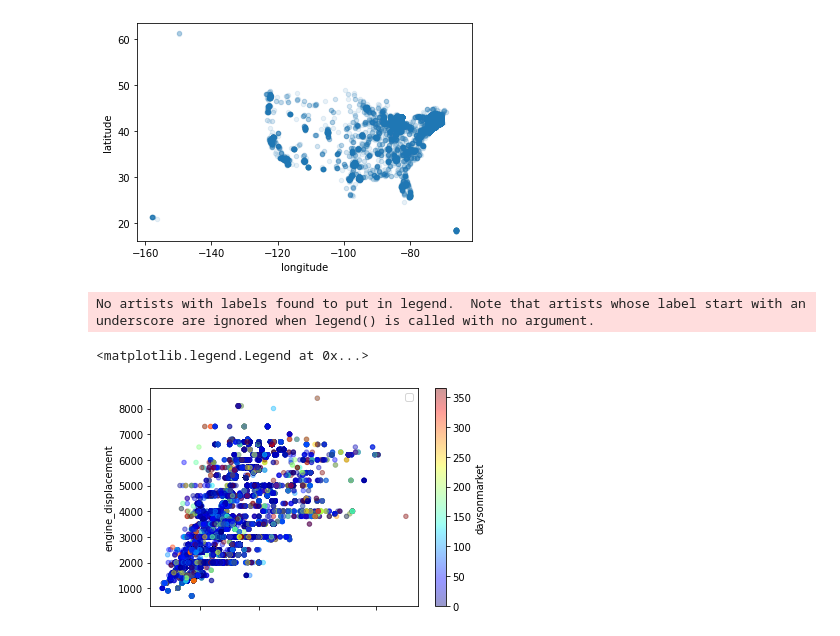
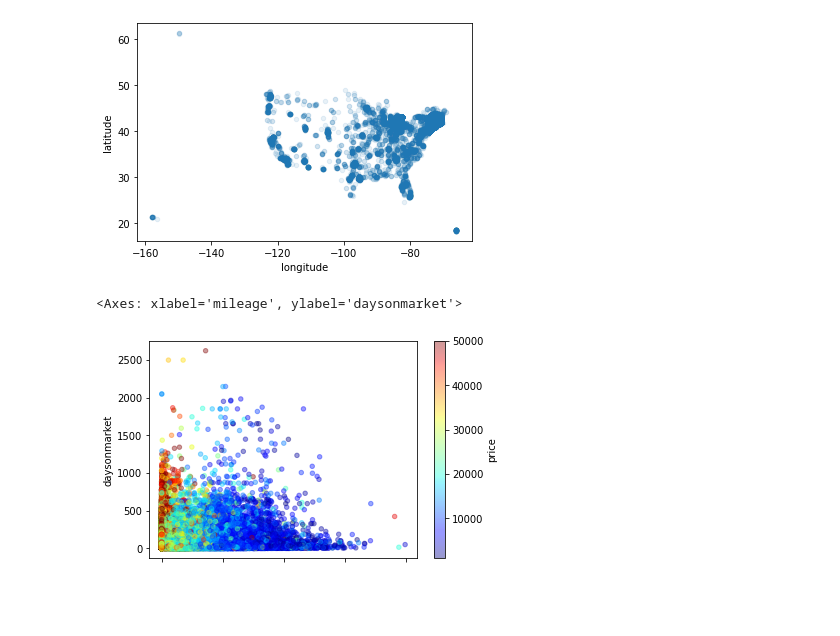
Before and after one commit to MaxAlvarado1/UsedCarsPricePredictor, a Jupyter notebook: Used_Cars_Price_Predictor.ipynb, the cells around one changed output. Cells and saved outputs as stored; diff of their text form; code cells hidden in the pictures; blank space fills up the shorter version.

```diff
--- a/Used_Cars_Price_Predictor.ipynb
+++ b/Used_Cars_Price_Predictor.ipynb
@@ -116,7 +94,3 @@ Our dataset is looking a lot more fuller and useful. However, some of our float
-# %%
-for col in ['engine_displacement', 'horsepower', 'mileage', 'seller_rating', 'front_legroom', 'maximum_seating']:
-    median = cars[col].median()
-    cars[col] = cars[col].fillna(median)
 # %%
 cars.info()
 # %% [output]
@@ -229,11 +203,9 @@ cars.plot.scatter(x="longitude", y="latitude", alpha=0.1)
 <Axes: xlabel='longitude', ylabel='latitude'>
 [figure]
 # %%
-cars.plot.scatter(x="horsepower", y="engine_displacement", alpha=0.4,
-                  c="daysonmarket", cmap=plt.get_cmap("jet"), colorbar=True,
-                  vmin=0, vmax=365)
-plt.legend()
+cars.plot.scatter(x="mileage", y="daysonmarket", alpha=0.4,
+                  c="price", cmap=plt.get_cmap("jet"), colorbar=True,
+                  vmin=1000, vmax=50000)
 # %% [output]
-No artists with labels found to put in legend.  Note that artists whose label start with an underscore are ignored when legend() is called with no argument.
+<Axes: xlabel='mileage', ylabel='daysonmarket'>
-<matplotlib.legend.Legend at 0x...>
-[figure, old version]
+[figure, new version]
```
Also changed, not shown: parts of 35 cells of this notebook.
